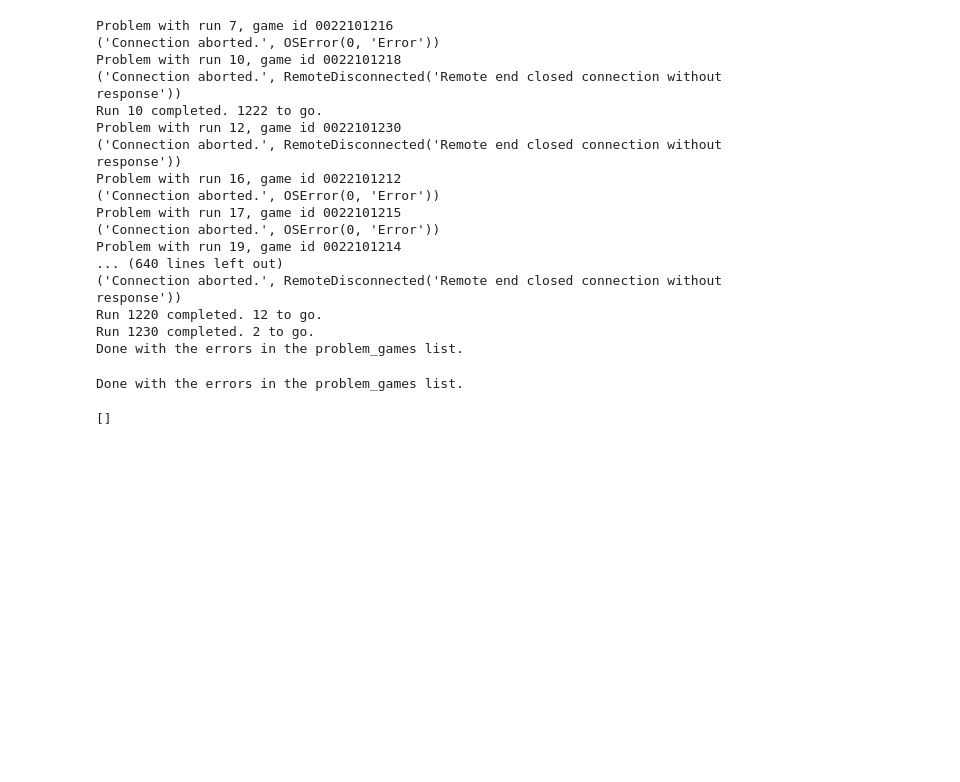
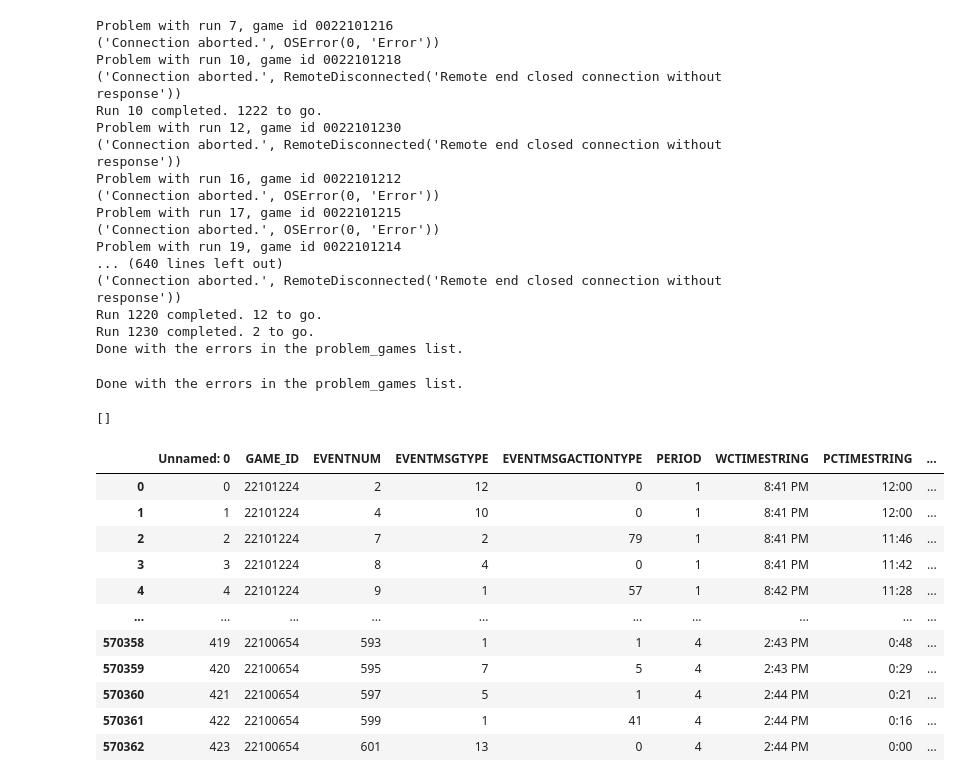
Before and after one commit to ImWesAdams/NBAPredictionsAndData, a Jupyter notebook: NBA Compile Play by Play Data.ipynb, the cells around one changed output. Cells and saved outputs as stored; diff of their text form; code cells hidden in the pictures; blank space fills up the shorter version.

```diff
--- a/NBA Compile Play by Play Data.ipynb
+++ b/NBA Compile Play by Play Data.ipynb
@@ -323,43 +323,57 @@ problem_games
 []
 # %%
 df = pd.read_csv('play_by_play_run2022-05-22-17-33-12.csv')
-test_df = process_play_by_play_data(df)
-# Need to handle new game score difference differently
-test_df['HOME_VS_AWAY']=np.where((test_df['AWAY_SCORE_DIFFERENCE']<0)|(test_df['HOME_SCORE_DIFFERENCE']<0),0,test_df['HOME_VS_AWAY'])
-test_df['AWAY_SCORE_DIFFERENCE']=np.where(test_df['AWAY_SCORE_DIFFERENCE']<0,0,test_df['AWAY_SCORE_DIFFERENCE'])
-test_df['HOME_SCORE_DIFFERENCE']=np.where(test_df['HOME_SCORE_DIFFERENCE']<0,0,test_df['HOME_SCORE_DIFFERENCE'])
-# Need to sort the player ids to prevent duplicate rows like the below does
-test_df['HOME_PLAYER_IDS']=test_df['HOME_PLAYER_IDS'].str.split(',')
-test_df['AWAY_PLAYER_IDS']=test_df['AWAY_PLAYER_IDS'].str.split(',')
-test_df['HOME_PLAYER_IDS']=test_df['HOME_PLAYER_IDS'].apply(sorted)
-test_df['AWAY_PLAYER_IDS']=test_df['AWAY_PLAYER_IDS'].apply(sorted)
-test_df['HOME_PLAYER_IDS']=test_df['HOME_PLAYER_IDS'].apply(','.join)
-test_df['AWAY_PLAYER_IDS']=test_df['AWAY_PLAYER_IDS'].apply(','.join)
-# Group by and aggregate the data per home and away lineup combination
-test_df = test_df.groupby(['HOME_PLAYER_IDS','AWAY_PLAYER_IDS']).agg({'SECONDS_PASSED':'sum','HOME_POSSESSION_FLAG':'sum',
-                                                           'AWAY_POSSESSION_FLAG':'sum','HOME_SCORE_DIFFERENCE':'sum',
-                                                           'AWAY_SCORE_DIFFERENCE':'sum','HOME_VS_AWAY':'sum'}).reset_index()
-test_df['HOME_VS_AWAY_PER_POSSESSION']=test_df['HOME_VS_AWAY']/(0.5*test_df['AWAY_POSSESSION_FLAG']+0.5*test_df['HOME_POSSESSION_FLAG'])
-test_df['HOME_VS_AWAY_PER_POSSESSION'].replace([np.inf,-np.inf,np.nan],0,inplace=True)
-test_df['HOME_PLAYER_IDS']=test_df['HOME_PLAYER_IDS'].str.split(',')
-test_df['AWAY_PLAYER_IDS']=test_df['AWAY_PLAYER_IDS'].str.split(',')
-# Explode the lineups to drop all rows that have a player with too few minutes to accurately regress
-home_explode = test_df.explode('HOME_PLAYER_IDS').reset_index()
-home_explode['HOME_PLAYER_IDS']=home_explode['HOME_PLAYER_IDS'].astype(int)
-drop_home = player_minutes_low.merge(home_explode,how='inner',left_on='PLAYER_ID',right_on='HOME_PLAYER_IDS')
-away_explode = test_df.explode('AWAY_PLAYER_IDS').reset_index()
-away_explode['AWAY_PLAYER_IDS']=away_explode['AWAY_PLAYER_IDS'].astype(int)
-drop_away = player_minutes_low.merge(away_explode,how='inner',left_on='PLAYER_ID',right_on='AWAY_PLAYER_IDS')
-test_df=test_df[(~test_df.index.isin(drop_home['index']))&(~test_df.index.isin(drop_away['index']))]
-# Encode the players into columns for regressing. Home player values are +1
-cols = test_df.columns
-mlb = MultiLabelBinarizer()
-test_df = test_df.merge(pd.DataFrame(mlb.fit_transform(test_df['HOME_PLAYER_IDS']),columns=mlb.classes_, index=test_df.index),
-                     how='inner', left_index=True, right_index=True)
-# Away player values are -1
-for idx,row in test_df.iterrows():
-    for player in row['AWAY_PLAYER_IDS']:
-        test_df.at[idx,player]=-1
-test_df.fillna(0,inplace=True)
-# test_df.to_csv('test_df'+now_time+'.csv')
-test_df.sort_values(by=['GAME_ID','EVENTNUM']).head(50)
+# test_df = process_play_by_play_data(df)
+# # Need to handle new game score difference differently
+# test_df['HOME_VS_AWAY']=np.where((test_df['AWAY_SCORE_DIFFERENCE']<0)|(test_df['HOME_SCORE_DIFFERENCE']<0),0,test_df['HOME_VS_AWAY'])
+# test_df['AWAY_SCORE_DIFFERENCE']=np.where(test_df['AWAY_SCORE_DIFFERENCE']<0,0,test_df['AWAY_SCORE_DIFFERENCE'])
+# test_df['HOME_SCORE_DIFFERENCE']=np.where(test_df['HOME_SCORE_DIFFERENCE']<0,0,test_df['HOME_SCORE_DIFFERENCE'])
+# # Need to sort the player ids to prevent duplicate rows like the below does
+# test_df['HOME_PLAYER_IDS']=test_df['HOME_PLAYER_IDS'].str.split(',')
+# test_df['AWAY_PLAYER_IDS']=test_df['AWAY_PLAYER_IDS'].str.split(',')
+# test_df['HOME_PLAYER_IDS']=test_df['HOME_PLAYER_IDS'].apply(sorted)
+# test_df['AWAY_PLAYER_IDS']=test_df['AWAY_PLAYER_IDS'].apply(sorted)
+# test_df['HOME_PLAYER_IDS']=test_df['HOME_PLAYER_IDS'].apply(','.join)
+# test_df['AWAY_PLAYER_IDS']=test_df['AWAY_PLAYER_IDS'].apply(','.join)
+# # Group by and aggregate the data per home and away lineup combination
+# test_df = test_df.groupby(['HOME_PLAYER_IDS','AWAY_PLAYER_IDS']).agg({'SECONDS_PASSED':'sum','HOME_POSSESSION_FLAG':'sum',
+#                                                            'AWAY_POSSESSION_FLAG':'sum','HOME_SCORE_DIFFERENCE':'sum',
+#                                                            'AWAY_SCORE_DIFFERENCE':'sum','HOME_VS_AWAY':'sum'}).reset_index()
+# test_df['HOME_VS_AWAY_PER_POSSESSION']=test_df['HOME_VS_AWAY']/(0.5*test_df['AWAY_POSSESSION_FLAG']+0.5*test_df['HOME_POSSESSION_FLAG'])
+# test_df['HOME_VS_AWAY_PER_POSSESSION'].replace([np.inf,-np.inf,np.nan],0,inplace=True)
+# test_df['HOME_PLAYER_IDS']=test_df['HOME_PLAYER_IDS'].str.split(',')
+# test_df['AWAY_PLAYER_IDS']=test_df['AWAY_PLAYER_IDS'].str.split(',')
+# # Explode the lineups to drop all rows that have a player with too few minutes to accurately regress
+# home_explode = test_df.explode('HOME_PLAYER_IDS').reset_index()
+# home_explode['HOME_PLAYER_IDS']=home_explode['HOME_PLAYER_IDS'].astype(int)
+# drop_home = player_minutes_low.merge(home_explode,how='inner',left_on='PLAYER_ID',right_on='HOME_PLAYER_IDS')
+# away_explode = test_df.explode('AWAY_PLAYER_IDS').reset_index()
+# away_explode['AWAY_PLAYER_IDS']=away_explode['AWAY_PLAYER_IDS'].astype(int)
+# drop_away = player_minutes_low.merge(away_explode,how='inner',left_on='PLAYER_ID',right_on='AWAY_PLAYER_IDS')
+# test_df=test_df[(~test_df.index.isin(drop_home['index']))&(~test_df.index.isin(drop_away['index']))]
+# # Encode the players into columns for regressing. Home player values are +1
+# cols = test_df.columns
+# mlb = MultiLabelBinarizer()
+# test_df = test_df.merge(pd.DataFrame(mlb.fit_transform(test_df['HOME_PLAYER_IDS']),columns=mlb.classes_, index=test_df.index),
+#                      how='inner', left_index=True, right_index=True)
+# # Away player values are -1
+# for idx,row in test_df.iterrows():
+#     for player in row['AWAY_PLAYER_IDS']:
+#         test_df.at[idx,player]=-1
+# test_df.fillna(0,inplace=True)
+# # test_df.to_csv('test_df'+now_time+'.csv')
+# test_df.sort_values(by=['GAME_ID','EVENTNUM']).head(50)
+df
+# %% [output]
+|  | Unnamed: 0 | GAME_ID | EVENTNUM | EVENTMSGTYPE | EVENTMSGACTIONTYPE | PERIOD | WCTIMESTRING | PCTIMESTRING | ... |
+| 0 | 0 | 22101224 | 2 | 12 | 0 | 1 | 8:41 PM | 12:00 | ... |
+| 1 | 1 | 22101224 | 4 | 10 | 0 | 1 | 8:41 PM | 12:00 | ... |
+| 2 | 2 | 22101224 | 7 | 2 | 79 | 1 | 8:41 PM | 11:46 | ... |
+| 3 | 3 | 22101224 | 8 | 4 | 0 | 1 | 8:41 PM | 11:42 | ... |
+| 4 | 4 | 22101224 | 9 | 1 | 57 | 1 | 8:42 PM | 11:28 | ... |
+| ... | ... | ... | ... | ... | ... | ... | ... | ... | ... |
+| 570358 | 419 | 22100654 | 593 | 1 | 1 | 4 | 2:43 PM | 0:48 | ... |
+| 570359 | 420 | 22100654 | 595 | 7 | 5 | 4 | 2:43 PM | 0:29 | ... |
+| 570360 | 421 | 22100654 | 597 | 5 | 1 | 4 | 2:44 PM | 0:21 | ... |
+| 570361 | 422 | 22100654 | 599 | 1 | 41 | 4 | 2:44 PM | 0:16 | ... |
+| 570362 | 423 | 22100654 | 601 | 13 | 0 | 4 | 2:44 PM | 0:00 | ... |
```
Also changed, not shown: parts of 6 cells of this notebook.
